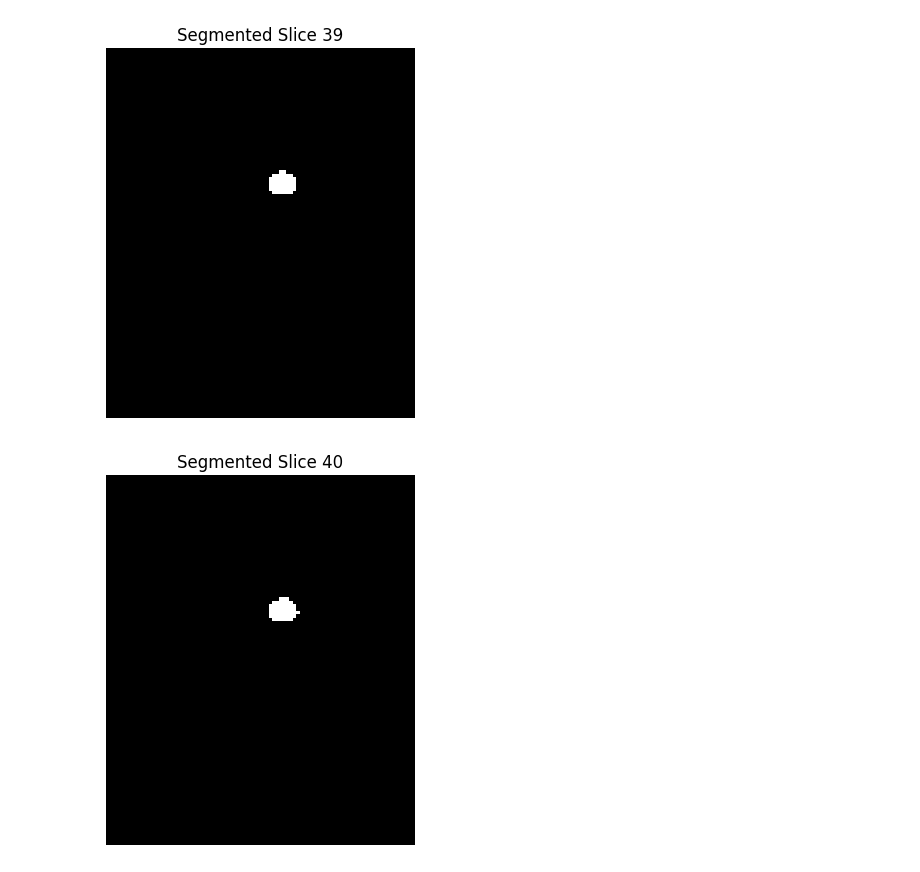
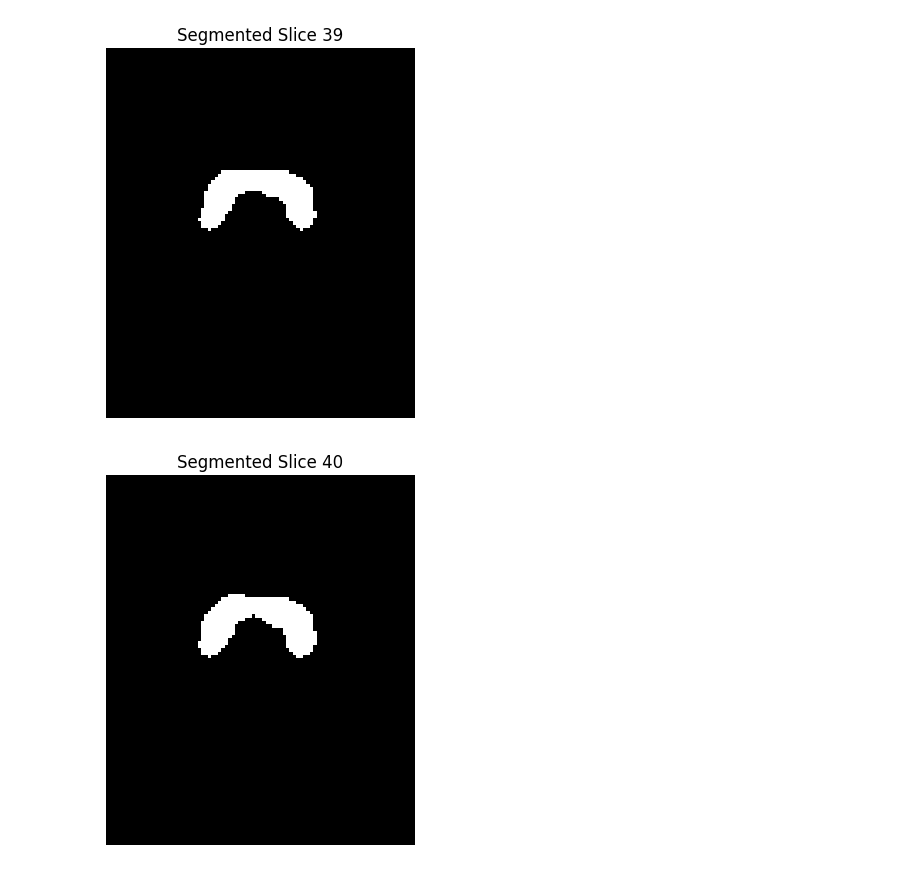
Before and after one commit to iammahbubalam/PPMI_Research_on_Parkinsons, a Jupyter notebook: src/mahbub/3d_Reconstruction.ipynb, the cells around one changed output. Cells and saved outputs as stored; diff of their text form; code cells hidden in the pictures.

```diff
--- a/src/mahbub/3d_Reconstruction.ipynb
+++ b/src/mahbub/3d_Reconstruction.ipynb
@@ -5,8 +5,8 @@ import matplotlib.pyplot as plt
 import pydicom
 from skimage import measure, exposure
 import vtk
-def segment_coronal_view(dicom_dir, threshold_value=0.77999):
-# def segment_coronal_view(dicom_dir, threshold_value=0.57999):
+# def segment_coronal_view(dicom_dir, threshold_value=0.77999):
+def segment_coronal_view(dicom_dir, threshold_value=0.57999):
     dicom_files = sorted([os.path.join(dicom_dir, file) for file in os.listdir(dicom_dir) if file.endswith('.dcm')])
 
     try:
@@ -51,7 +51,7 @@ def segment_coronal_view(dicom_dir, threshold_value=0.77999):
         brightest_region_mask = labeled_image == brightest_region_label
 
         # Overlay the mask on the original image
-        merged_striatum_image[slice_index][brightest_region_mask] = 255
+        merged_striatum_image[slice_index][brightest_region_mask] = 240
 
         # Print segmented slice
         plt.figure()
@@ -114,8 +114,8 @@ def visualize_3d_reconstruction(image_data):
 
 # Path to DICOM directory
 # dicom_dir = "B:/Sami Sir Research/Data set/DAT_PRE-P_S-ID(4100-4478)/PPMI/4100/Reconstructed_DaTSCAN/2012-11-13_13_33_30.0/I360623"
-# dicom_dir = "B:/Sami Sir Research/Data set/hc/PPMI/3370/Reconstructed_DaTSCAN/2011-11-30_15_13_13.0/I339919"
-dicom_dir= "B:/Sami Sir Research/Data set/pd/PPMI/140258/Reconstructed_DaTSCAN/2022-08-04_14_50_16.0/I1615951"
+dicom_dir = "B:/Sami Sir Research/Data set/hc/PPMI/3370/Reconstructed_DaTSCAN/2011-11-30_15_13_13.0/I339919"
+# dicom_dir= "B:/Sami Sir Research/Data set/pd/PPMI/140258/Reconstructed_DaTSCAN/2022-08-04_14_50_16.0/I1615951"
 # Segment coronal views
 segmented_image = segment_coronal_view(dicom_dir)
 
@@ -127,2 +127,2 @@ visualize_3d_reconstruction(segmented_image)
-[figure, old version]
+[figure, new version]
-[figure, old version]
+[figure, new version]
```
Also changed, not shown: parts of 1 cell of this notebook, 3 other files.
